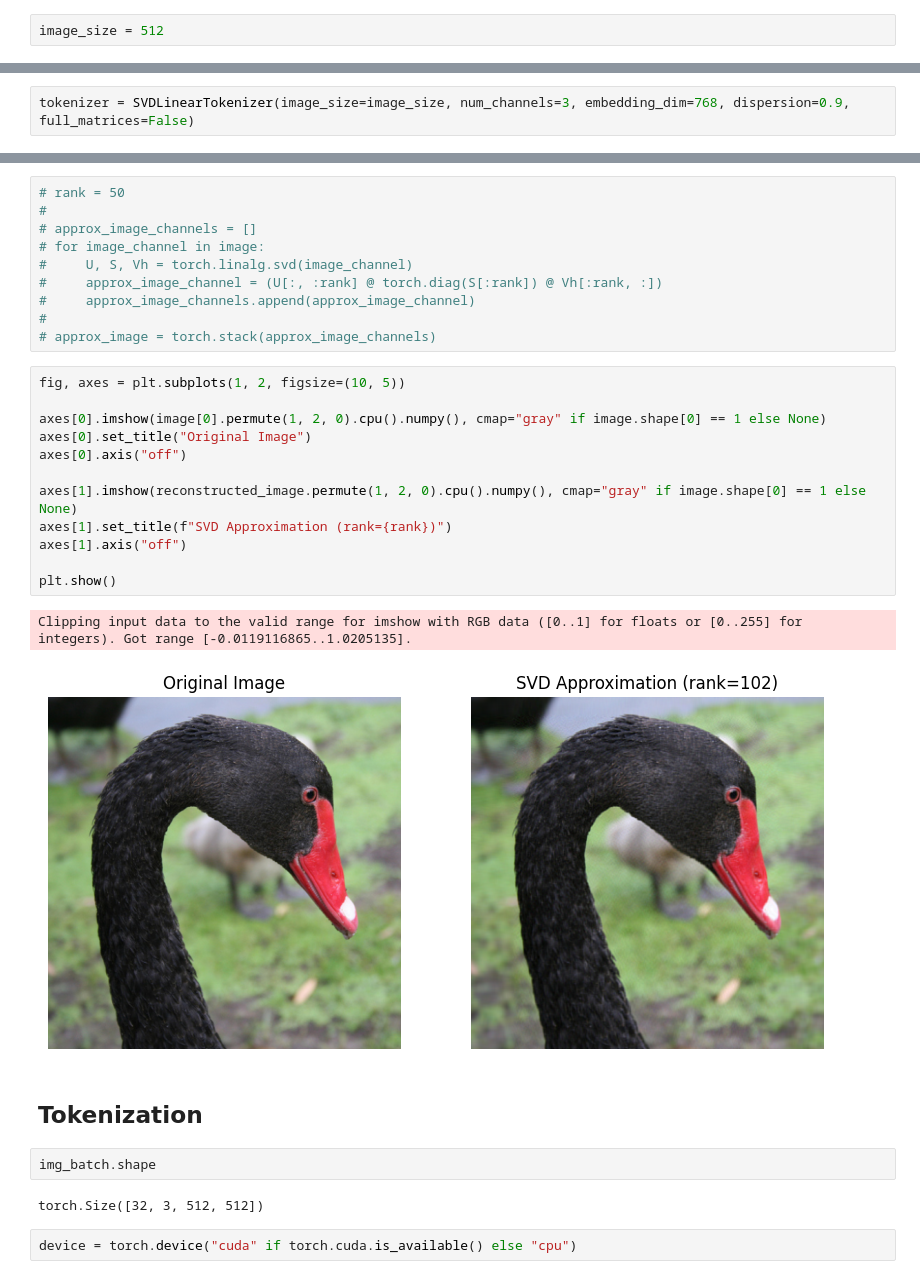
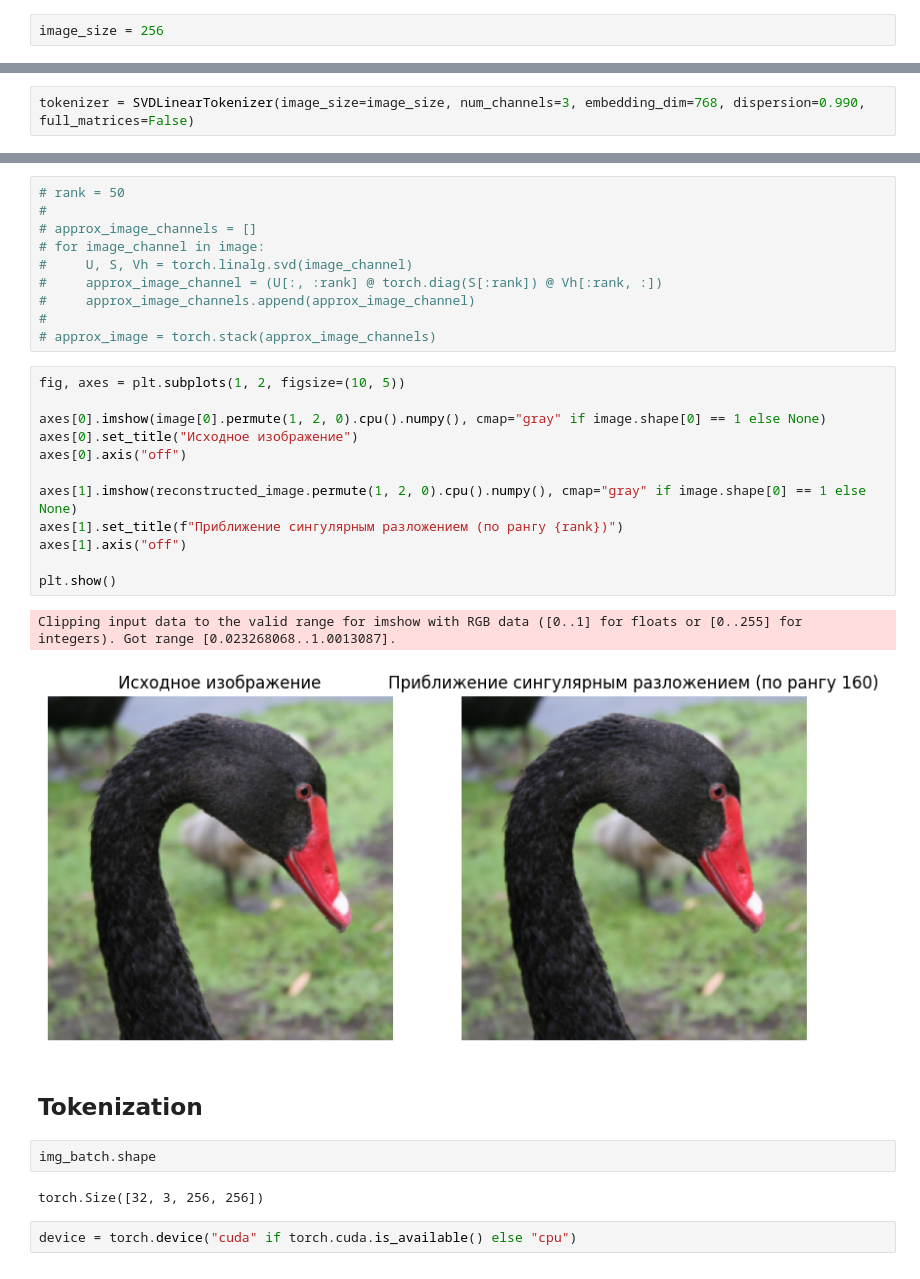
Before and after one commit to EgorProkopov/Sigma-Image-Tokenizer, a Jupyter notebook: notebooks/svd_visualise.ipynb, the cells around one changed output, grey strips where cells are left out. Saved outputs shown, nothing was run; the diff lists cells and outputs as text.

```diff
--- a/notebooks/svd_visualise.ipynb
+++ b/notebooks/svd_visualise.ipynb
@@ -11,7 +11,7 @@ from src.data.tiny_imagenet_dataset import SmallImageNetTrainDataset
 # %% [markdown]
 # Data
 # %%
-image_size = 512
+image_size = 256
 # %%
 transform = transforms.Compose([
         transforms.Resize((image_size, image_size)),
@@ -60,7 +60,7 @@ from src.tokenizers.svd_tokenizer import SVDLinearTokenizer
 # %%
 img_batch = torch.cat([image] * 32, dim=0)
 # %%
-tokenizer = SVDLinearTokenizer(image_size=image_size, num_channels=3, embedding_dim=768, dispersion=0.9, full_matrices=False)
+tokenizer = SVDLinearTokenizer(image_size=image_size, num_channels=3, embedding_dim=768, dispersion=0.990, full_matrices=False)
 # %%
 approx_U, approx_S, approx_V, rank = tokenizer.get_approx_svd(image[0])
 # %%
@@ -85,24 +85,24 @@ torch.Size([3, 512, 512])
 # %%
 fig, axes = plt.subplots(1, 2, figsize=(10, 5))
 
 axes[0].imshow(image[0].permute(1, 2, 0).cpu().numpy(), cmap="gray" if image.shape[0] == 1 else None)
-axes[0].set_title("Original Image")
+axes[0].set_title("Исходное изображение")
 axes[0].axis("off")
 
 axes[1].imshow(reconstructed_image.permute(1, 2, 0).cpu().numpy(), cmap="gray" if image.shape[0] == 1 else None)
-axes[1].set_title(f"SVD Approximation (rank={rank})")
+axes[1].set_title(f"Приближение сингулярным разложением (по рангу {rank})")
 axes[1].axis("off")
 
 plt.show()
 # %% [output]
-Clipping input data to the valid range for imshow with RGB data ([0..1] for floats or [0..255] for integers). Got range [-0.0119116865..1.0205135].
+Clipping input data to the valid range for imshow with RGB data ([0..1] for floats or [0..255] for integers). Got range [0.023268068..1.0013087].
-[figure, old version]
+[figure, new version]
 # %% [markdown]
 ## Tokenization
 # %%
 img_batch.shape
 # %% [output]
-torch.Size([32, 3, 512, 512])
+torch.Size([32, 3, 256, 256])
 # %%
 device = torch.device("cuda" if torch.cuda.is_available() else "cpu")
 # %%
```
Also changed, not shown: parts of 20 cells of this notebook, 24 other files.
